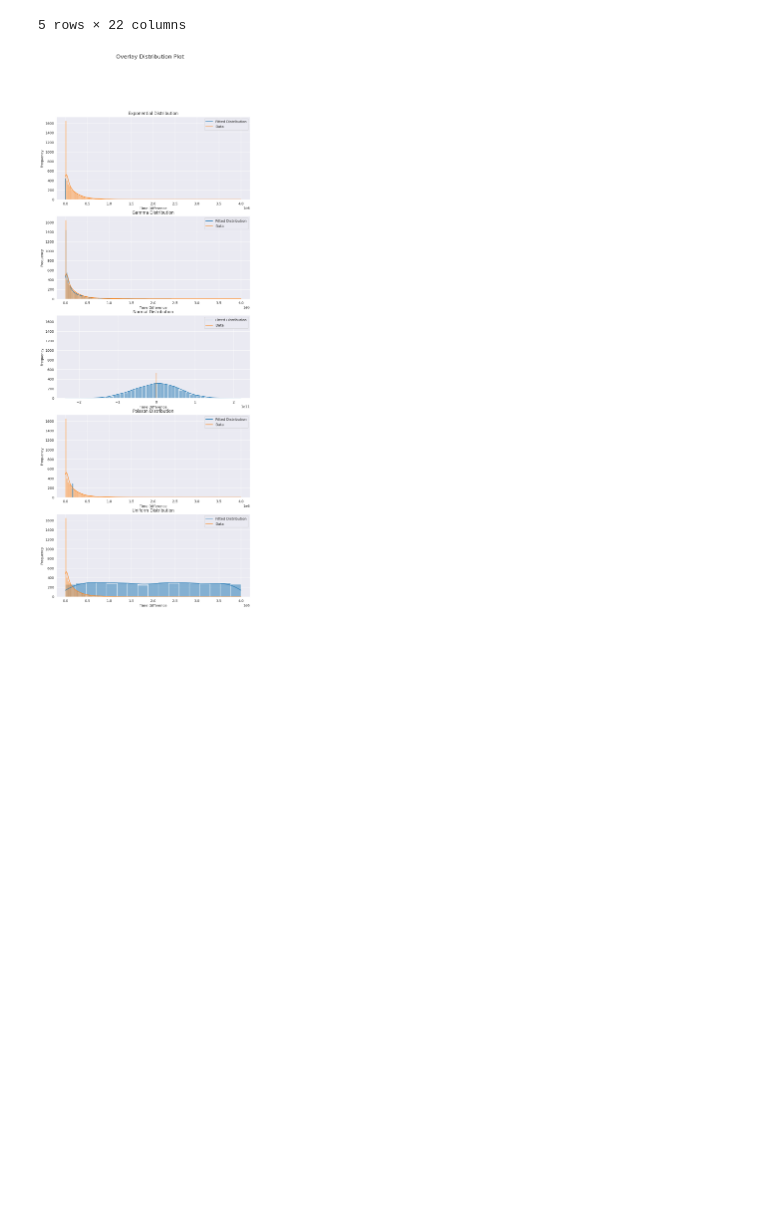
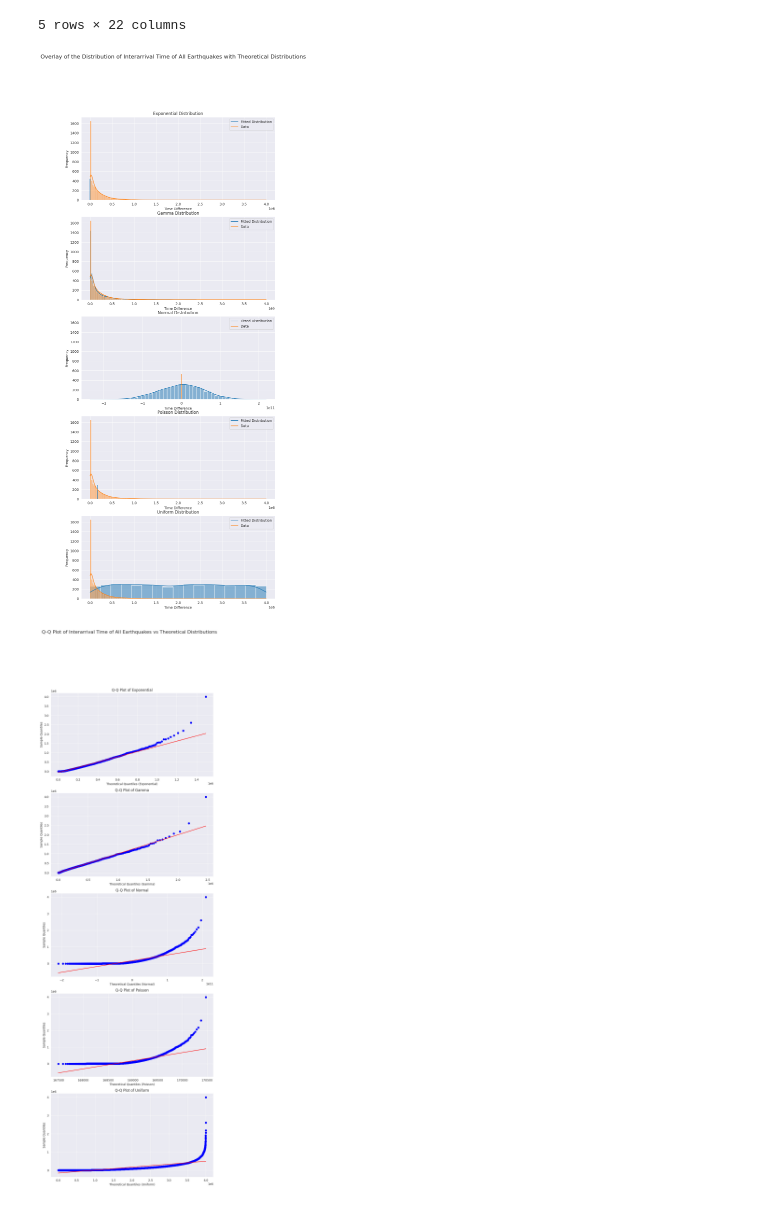
Before and after one commit to stilxam/mm, a Jupyter notebook: hypothesis_testing.ipynb, the cells around one changed output. Drawn from its saved outputs; the diff is of its cells as text; code cells hidden in the pictures; blank space fills up the shorter version.

Commit message:
added qq plots

```diff
--- a/hypothesis_testing.ipynb
+++ b/hypothesis_testing.ipynb
@@ -22,27 +24,3 @@ df.head()
 | 3 | 2024-09-20T12:22:20.539Z | 33.2622 | 132.2763 | 50.692 | 4.9 | mb | 75.0 | 56.0 | 1.416 | 0.92 | ... | ... |
 | 4 | 2024-09-19T09:18:10.282Z | 35.6655 | 140.9251 | 43.764 | 4.6 | mb | 37.0 | 119.0 | 2.367 | 1.65 | ... | ... |
 5 rows × 22 columns
-# %%
-def time_difference(time:pd.Series):
-    """
-    This function calculates the time difference between the current time and the next time.
-    :param time:
-    :return:
-    """
-    time_diff = time - time.shift(1)
-    return time_diff
-
-
-
-def process_time(time:pd.Series):
-    """
-    This function processes the time series data.
-    :param time:
-    :return:
-    """
-    time = pd.to_datetime(time)
-    time = time.sort_values()
-    dt = time_difference(time)
-    dt = dt.dt.total_seconds()
-    dt = dt[dt > 0].reset_index(drop=True)
-    return dt
@@ -160,6 +26,0 @@ def overlay_distribution_plot(X, output_parameters):
-# %%
-def main(time):
-    dt = process_time(time)
-    results, output_parameters = analyze_distributions(dt)
-    overlay_distribution_plot(dt, output_parameters)
-    return results, output_parameters
@@ -166,9 +229,10 @@ def main(time):
 # %%
 
 # all earthquake
-results_all_eq, params_all_eq = main(df["time"])
+results_all_eq, params_all_eq = main(df, "All")
 # %% [output]
-[figure, old version]
+[figure, new version]
+[figure, added]
 # %%
 
 # Earthquakes with magnitude greater than 5
```
Also changed, not shown: parts of 6 cells of this notebook, 1 other file.
